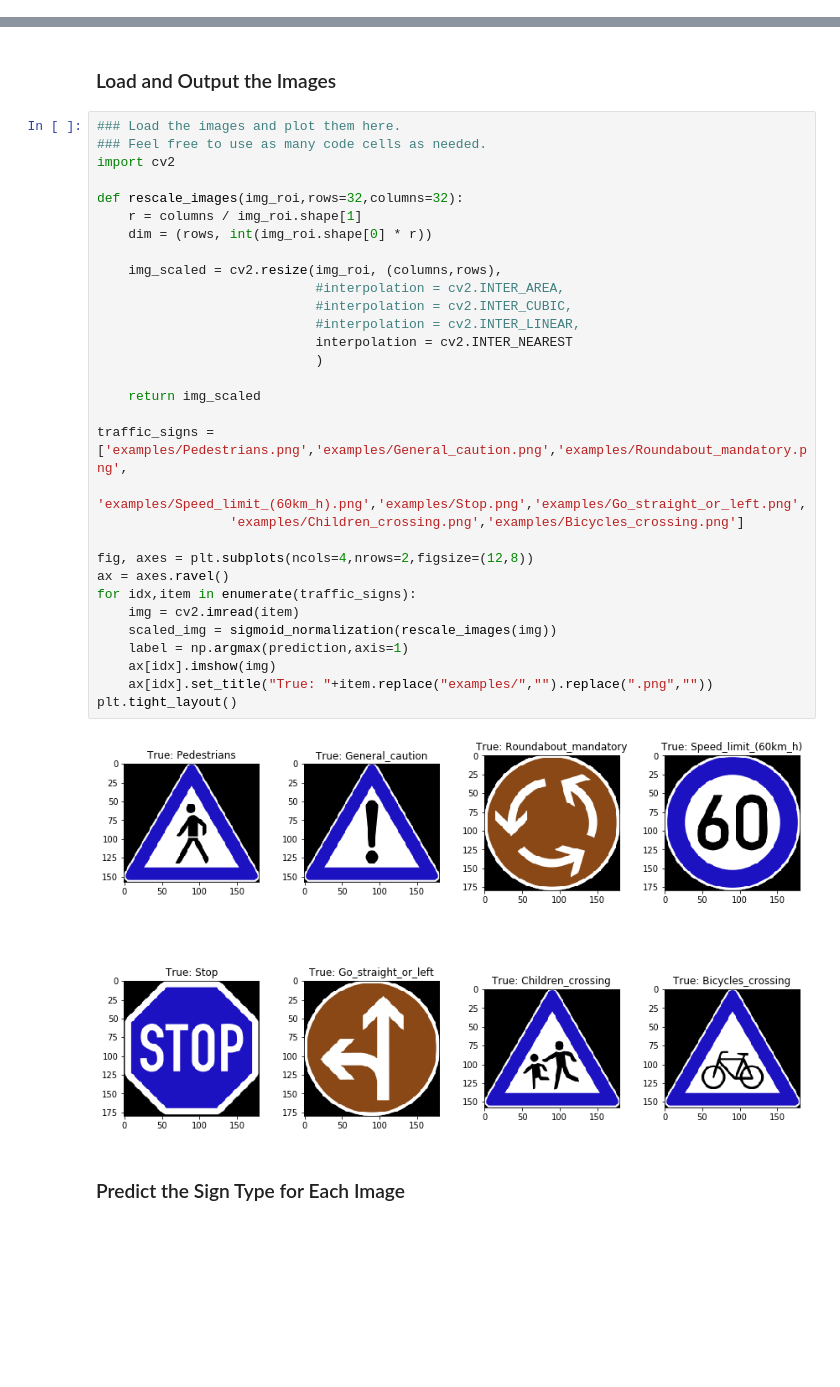
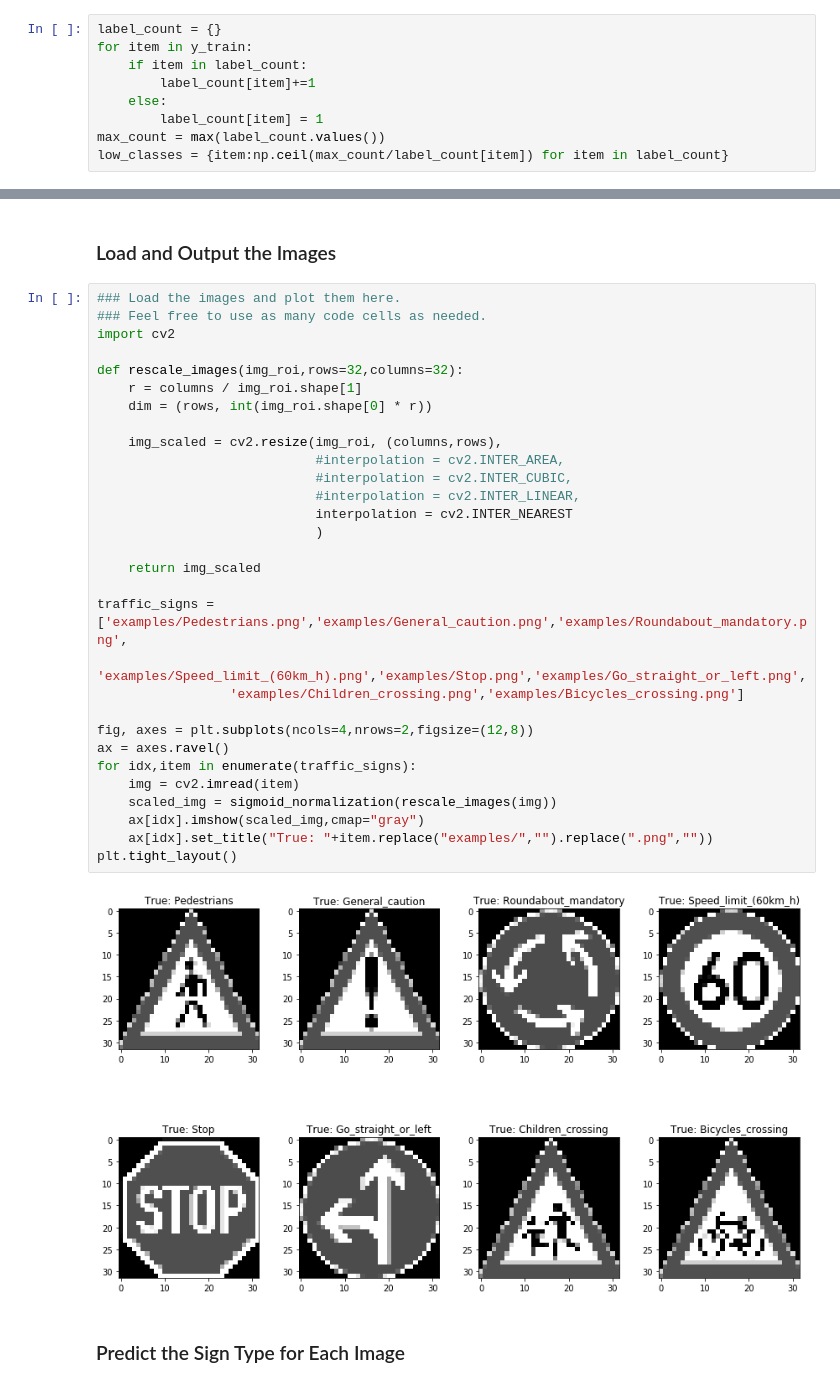
Before and after one commit to mhaytmyr/Udacity, a Jupyter notebook: Term1_Project2/Traffic_Sign_Classifier.ipynb, the cells around one changed output, grey strips where cells are left out. Cells and saved outputs as stored; diff of their text form; blank space fills up the shorter version.

```diff
--- a/Term1_Project2/Traffic_Sign_Classifier.ipynb
+++ b/Term1_Project2/Traffic_Sign_Classifier.ipynb
@@ -191,0 +171,9 @@ plt.show()
+# %%
+label_count = {}
+for item in y_train:
+    if item in label_count:
+        label_count[item]+=1
+    else:
+        label_count[item] = 1
+max_count = max(label_count.values())
+low_classes = {item:np.ceil(max_count/label_count[item]) for item in label_count}
@@ -528,35 +573,34 @@ You may find `signnames.csv` useful as it contains mappings from the class id (i
 # %%
 ### Load the images and plot them here.
 ### Feel free to use as many code cells as needed.
 import cv2
 
 def rescale_images(img_roi,rows=32,columns=32):
     r = columns / img_roi.shape[1]
     dim = (rows, int(img_roi.shape[0] * r))
 
     img_scaled = cv2.resize(img_roi, (columns,rows),
                             #interpolation = cv2.INTER_AREA,
                             #interpolation = cv2.INTER_CUBIC,
                             #interpolation = cv2.INTER_LINEAR,
                             interpolation = cv2.INTER_NEAREST
                             )
 
     return img_scaled
 
 traffic_signs = ['examples/Pedestrians.png','examples/General_caution.png','examples/Roundabout_mandatory.png',
                  'examples/Speed_limit_(60km_h).png','examples/Stop.png','examples/Go_straight_or_left.png',
                  'examples/Children_crossing.png','examples/Bicycles_crossing.png']
 
 fig, axes = plt.subplots(ncols=4,nrows=2,figsize=(12,8))
 ax = axes.ravel()
 for idx,item in enumerate(traffic_signs):
     img = cv2.imread(item)
     scaled_img = sigmoid_normalization(rescale_images(img))
-    label = np.argmax(prediction,axis=1)
-    ax[idx].imshow(img)
+    ax[idx].imshow(scaled_img,cmap="gray")
     ax[idx].set_title("True: "+item.replace("examples/","").replace(".png",""))
 plt.tight_layout()
 # %% [output]
-[figure, old version]
+[figure, new version]
 # %% [markdown]
 ### Predict the Sign Type for Each Image
```
Also changed, not shown: parts of 21 cells of this notebook, 9 other files.
